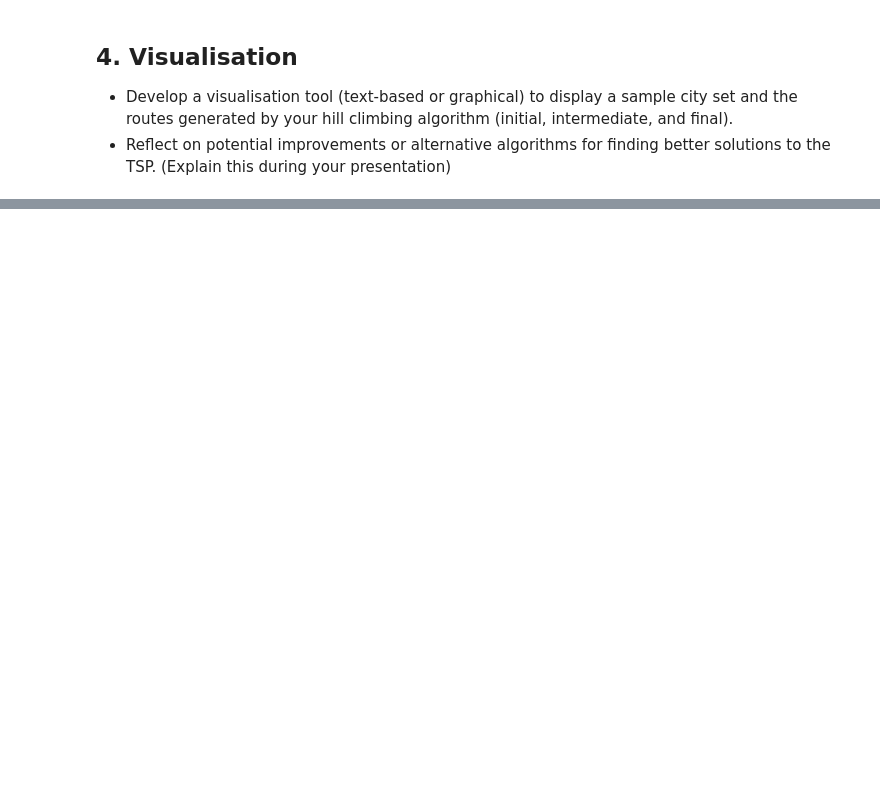
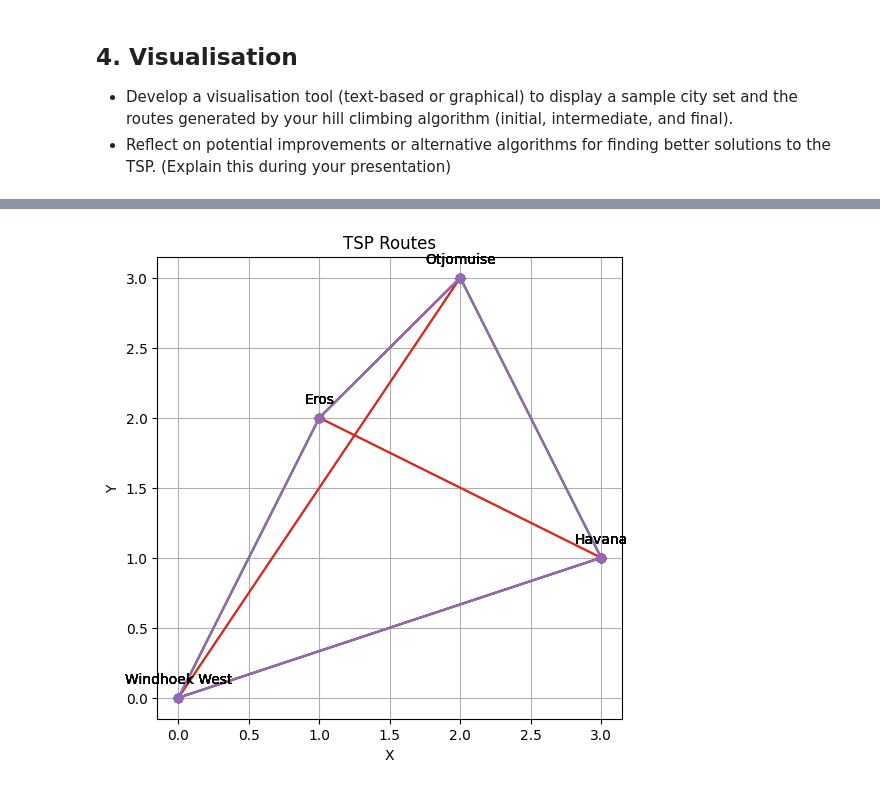
Before and after one commit to Wesbreezy/ai_Assignment_1, a Jupyter notebook: Question_2.ipynb, the cells around one changed output, grey strips where cells are left out. Cells and saved outputs as stored; diff of their text form; code cells hidden in the pictures; blank space fills up the shorter version.

```diff
--- a/Question_2.ipynb
+++ b/Question_2.ipynb
@@ -220,0 +96,6 @@ for num_iterations in num_iterations_list:
+# %%
+#Find the optimal distance and  Best distance
+optimal_distance = calculate_total_distance(cities)
+print("Optimal distance:", optimal_distance)
+for i in range(num_routes):
+    print("Best distance found in route", i+1, ":", best_distances[i])
@@ -321,0 +114,18 @@ Total distance: 27
+# %%
+def plot_routes(routes):
+    plt.figure(figsize=(6, 6))
+    for i, route in enumerate(routes):
+        x = [city.x for city in route] + [route[0].x]
+        y = [city.y for city in route] + [route[0].y]
+        plt.plot(x, y, 'o-')
+        for city in route:
+            plt.annotate(city.name, (city.x, city.y), textcoords="offset points", xytext=(0,10), ha='center')
+    plt.title("TSP Routes")
+    plt.xlabel("X")
+    plt.ylabel("Y")
+    plt.grid(True)
+    plt.show()
+
+plot_routes(best_routes)
+# %% [output]
+[figure, added]
```
Also changed, not shown: parts of 7 cells of this notebook, 1 other file.
